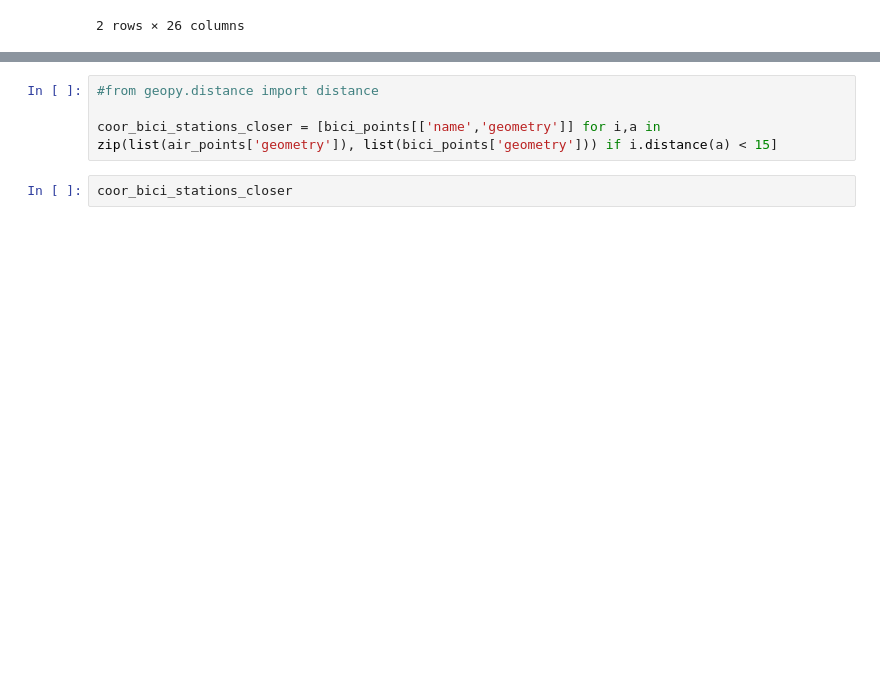
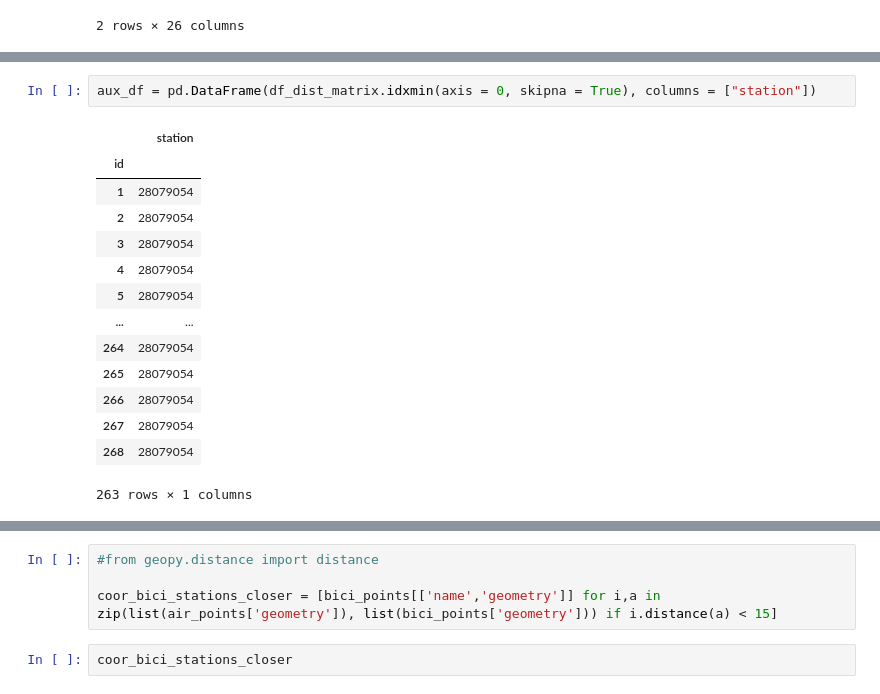
Before and after one commit to fserrey/biciMad, a Jupyter notebook: notebooks/biciMad_stations_exploration.ipynb, the cells around one changed output, grey strips where cells are left out. Drawn from its saved outputs; the diff is of its cells as text; blank space fills up the shorter version.

```diff
--- a/notebooks/biciMad_stations_exploration.ipynb
+++ b/notebooks/biciMad_stations_exploration.ipynb
@@ -142,0 +227,17 @@ air_points.head(2)
+# %%
+aux_df = pd.DataFrame(df_dist_matrix.idxmin(axis = 0, skipna = True), columns = ["station"])
+# %% [output]
+|  | station |
+| id |  |
+| 1 | 28079054 |
+| 2 | 28079054 |
+| 3 | 28079054 |
+| 4 | 28079054 |
+| 5 | 28079054 |
+| ... | ... |
+| 264 | 28079054 |
+| 265 | 28079054 |
+| 266 | 28079054 |
+| 267 | 28079054 |
+| 268 | 28079054 |
+263 rows × 1 columns
```
Also changed, not shown: parts of 32 cells of this notebook, 1 other file.
